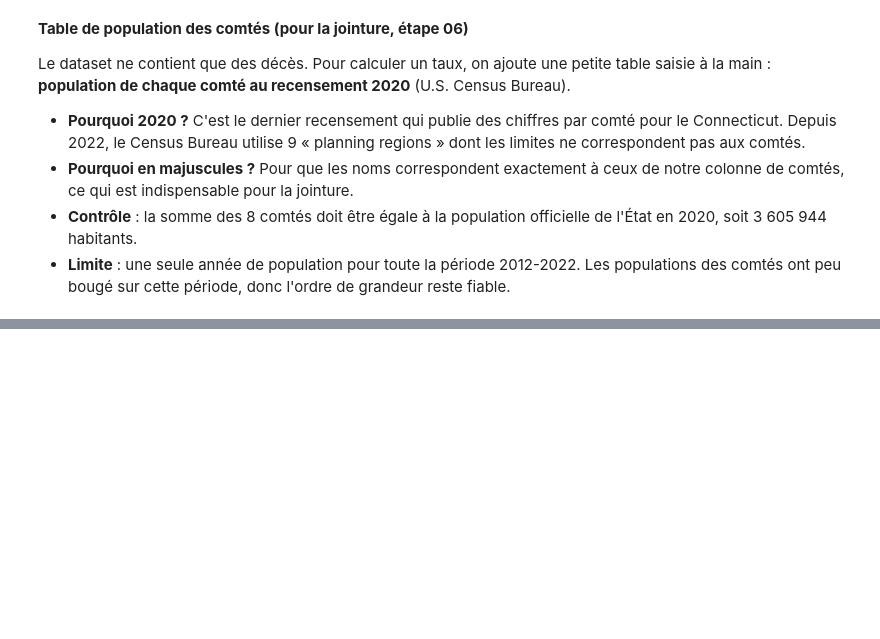
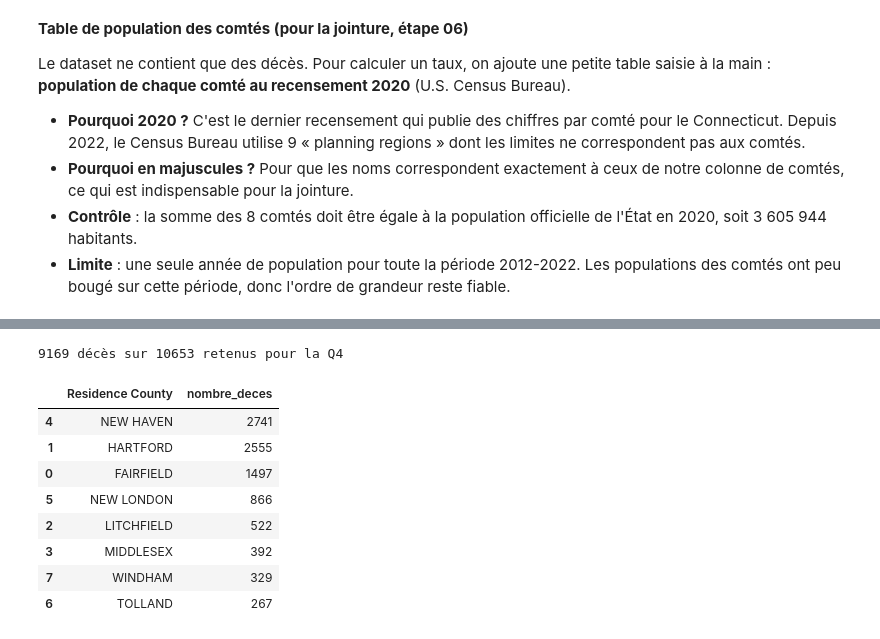
Before and after one commit to NoeChv-n/projet-analyse-overdose, a Jupyter notebook: notebooks/03_analyse.ipynb, the cells around one changed output, grey strips where cells are left out. Saved outputs shown, nothing was run; the diff lists cells and outputs as text; code cells hidden in the pictures; blank space fills up the shorter version.

```diff
--- a/notebooks/03_analyse.ipynb
+++ b/notebooks/03_analyse.ipynb
@@ -476,0 +461,23 @@ population_comtes
+# %%
+etat_ct_ou_vide = (deces["Residence State"] == "CT") | (deces["Residence State"].isna())
+comte_du_ct = deces["Residence County"].isin(population_comtes["Residence County"])
+deces_comtes_ct = deces[etat_ct_ou_vide & comte_du_ct]
+print(f"{len(deces_comtes_ct)} décès sur {len(deces)} retenus pour la Q4")
+# %% [output]
+9169 décès sur 10653 retenus pour la Q4
+# %%
+deces_par_comte = deces_comtes_ct.groupby("Residence County", as_index=False).agg(
+    nombre_deces=("Date", "size")
+)
+assert deces_par_comte["nombre_deces"].sum() == len(deces_comtes_ct)
+deces_par_comte.sort_values("nombre_deces", ascending=False)
+# %% [output]
+|  | Residence County | nombre_deces |
+| 4 | NEW HAVEN | 2741 |
+| 1 | HARTFORD | 2555 |
+| 0 | FAIRFIELD | 1497 |
+| 5 | NEW LONDON | 866 |
+| 2 | LITCHFIELD | 522 |
+| 3 | MIDDLESEX | 392 |
+| 7 | WINDHAM | 329 |
+| 6 | TOLLAND | 267 |
```
Also changed, not shown: parts of 7 cells of this notebook, 2 other files.
